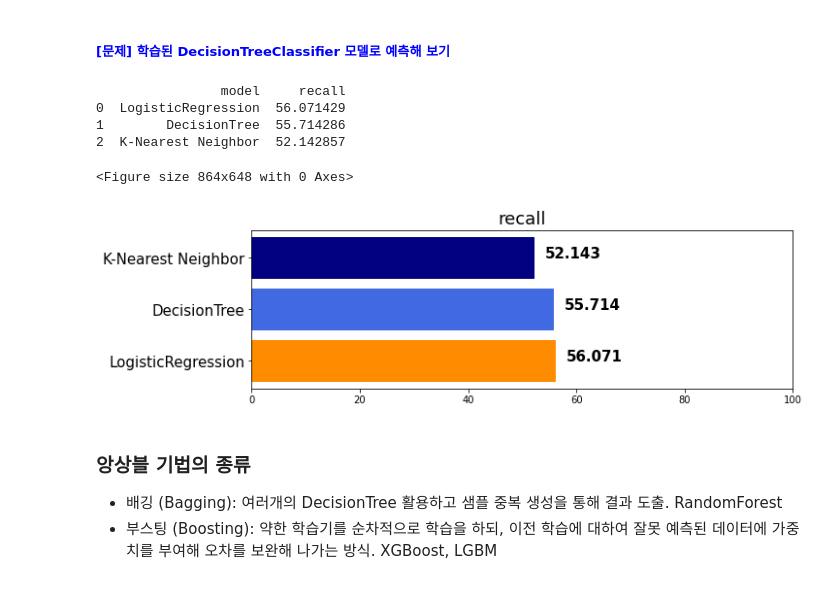
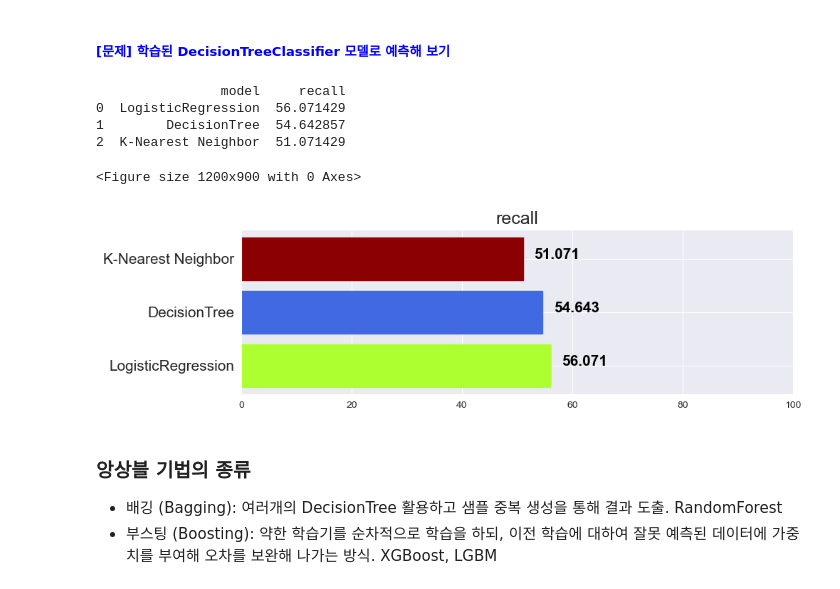
Before and after one commit to Jangchanhi/pyAICE, a Jupyter notebook: Python활용AI모델링_02_머신러닝_딥러닝_퀴즈_easy_v3_20221010.ipynb, the cells around one changed output. Saved outputs shown, nothing was run; the diff lists cells and outputs as text; code cells hidden in the pictures.

```diff
--- a/Python활용AI모델링_02_머신러닝_딥러닝_퀴즈_easy_v3_20221010.ipynb
+++ b/Python활용AI모델링_02_머신러닝_딥러닝_퀴즈_easy_v3_20221010.ipynb
@@ -432,5 +461,7 @@ recall_eval('LogisticRegression', lg_pred, Y_test)
 from sklearn.neighbors import KNeighborsClassifier
 # %%
+# knn = KNeighborsClassifier(n_neighbors=5)
+# knn.fit(X_train, Y_train)
 knn = KNeighborsClassifier(n_neighbors=5)
-knn.fit(X_train, Y)
+knn.fit(X_train, Y_train)
 # %% [output]
@@ -452,7 +484,7 @@ recall_eval('K-Nearest Neighbor', knn_pred, y_test)
 from sklearn.tree import DecisionTreeClassifier
 # %%
 dt = DecisionTreeClassifier(max_depth=10, random_state=42)
-dt.fit(X_train, y_train)
+dt.fit(X_train, Y_train)
 # %% [output]
 DecisionTreeClassifier(max_depth=10, random_state=42)
 # %% [markdown]
@@ -460,16 +492,21 @@ DecisionTreeClassifier(max_depth=10, random_state=42)
 # %%
 # DecisionTreeClassifier 학습 모델 : dt
 # DecisionTreeClassifier 모델의 predict() 활용 : 입력값으로 X_test
-# 결과 : dt_pred 저장
+# # 결과 : dt_pred 저장
+# from sklearn.tree import DecisionTreeClassifier
+# dt = DecisionTreeClassifier(random_state=11)
+# dt.fit((X_train, Y_train))
+
+dt_pred = dt.predict(X_test)
 # %%
-recall_eval('DecisionTree', dt_pred, y_test)
+recall_eval('DecisionTree', dt_pred, Y_test)
 # %% [output]
                 model     recall
 0  LogisticRegression  56.071429
-1        DecisionTree  55.714286
-2  K-Nearest Neighbor  52.142857
+1        DecisionTree  54.642857
+2  K-Nearest Neighbor  51.071429
-<Figure size 864x648 with 0 Axes>
+<Figure size 1200x900 with 0 Axes>
-[figure, old version]
+[figure, new version]
 # %% [markdown]
 ###
 ### **앙상블 기법의 종류**
```
Also changed, not shown: parts of 50 cells of this notebook, 2 other files.
